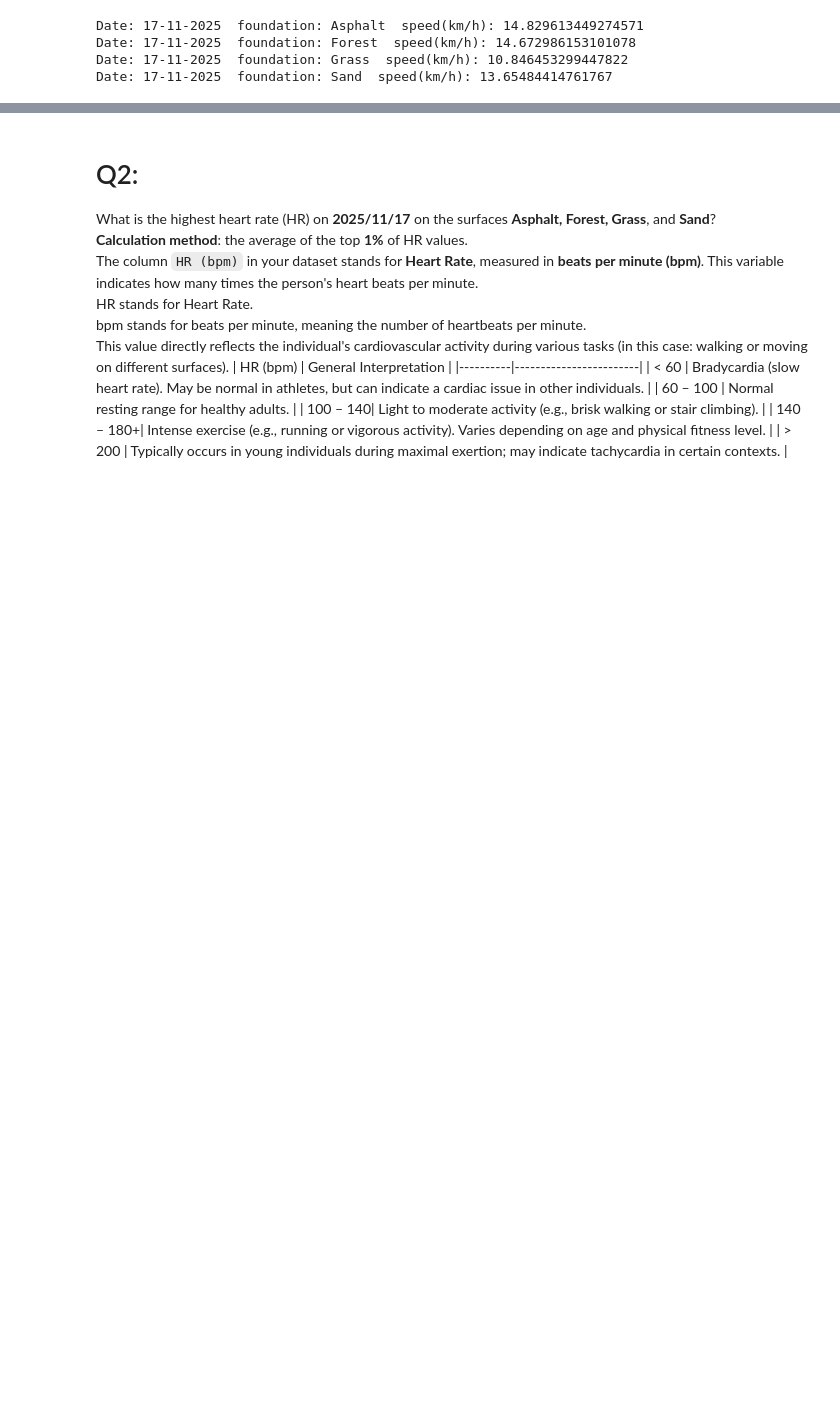
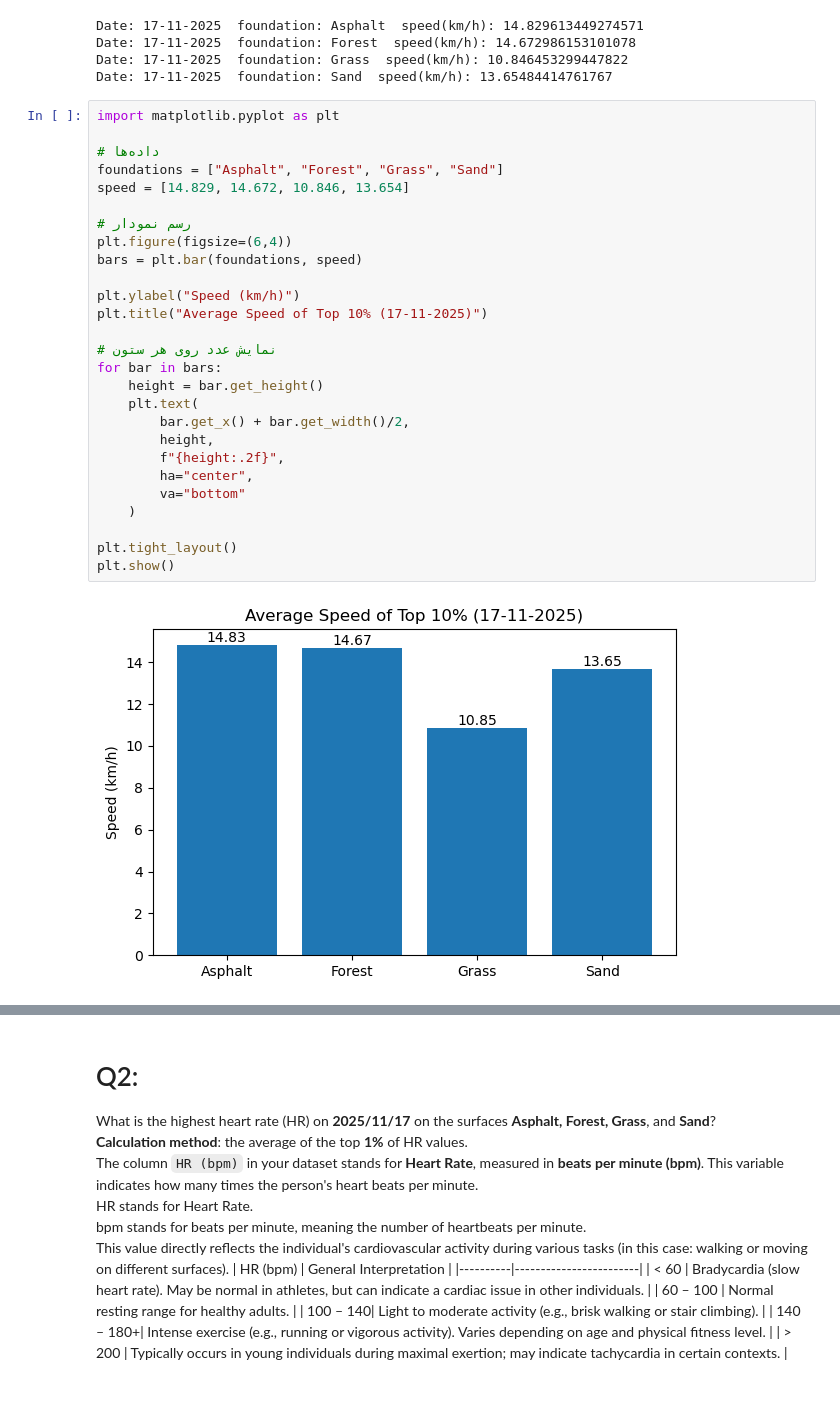
Before and after one commit to Fatemeh-aboulhassani/Movement-Analysis, a Jupyter notebook: notebooks/3. Analysis Foot HeartRate GPX.ipynb, the cells around one changed output, grey strips where cells are left out. Cells and saved outputs as stored; diff of their text form; blank space fills up the shorter version.

Commit message:
location of speed

```diff
--- a/notebooks/3. Analysis Foot HeartRate GPX.ipynb
+++ b/notebooks/3. Analysis Foot HeartRate GPX.ipynb
@@ -116,3 +116,32 @@ Date: 17-11-2025  foundation: Asphalt  speed(km/h): 14.829613449274571
 Date: 17-11-2025  foundation: Forest  speed(km/h): 14.672986153101078
 Date: 17-11-2025  foundation: Grass  speed(km/h): 10.846453299447822
 Date: 17-11-2025  foundation: Sand  speed(km/h): 13.65484414761767
+# %%
+import matplotlib.pyplot as plt
+
+# داده‌ها
+foundations = ["Asphalt", "Forest", "Grass", "Sand"]
+speed = [14.829, 14.672, 10.846, 13.654]
+
+# رسم نمودار
+plt.figure(figsize=(6,4))
+bars = plt.bar(foundations, speed)
+
+plt.ylabel("Speed (km/h)")
+plt.title("Average Speed of Top 10% (17-11-2025)")
+
+# نمایش عدد روی هر ستون
+for bar in bars:
+    height = bar.get_height()
+    plt.text(
+        bar.get_x() + bar.get_width()/2,
+        height,
+        f"{height:.2f}",
+        ha="center",
+        va="bottom"
+    )
+
+plt.tight_layout()
+plt.show()
+# %% [output]
+[figure, added]
```
Also changed, not shown: parts of 2 cells of this notebook.
